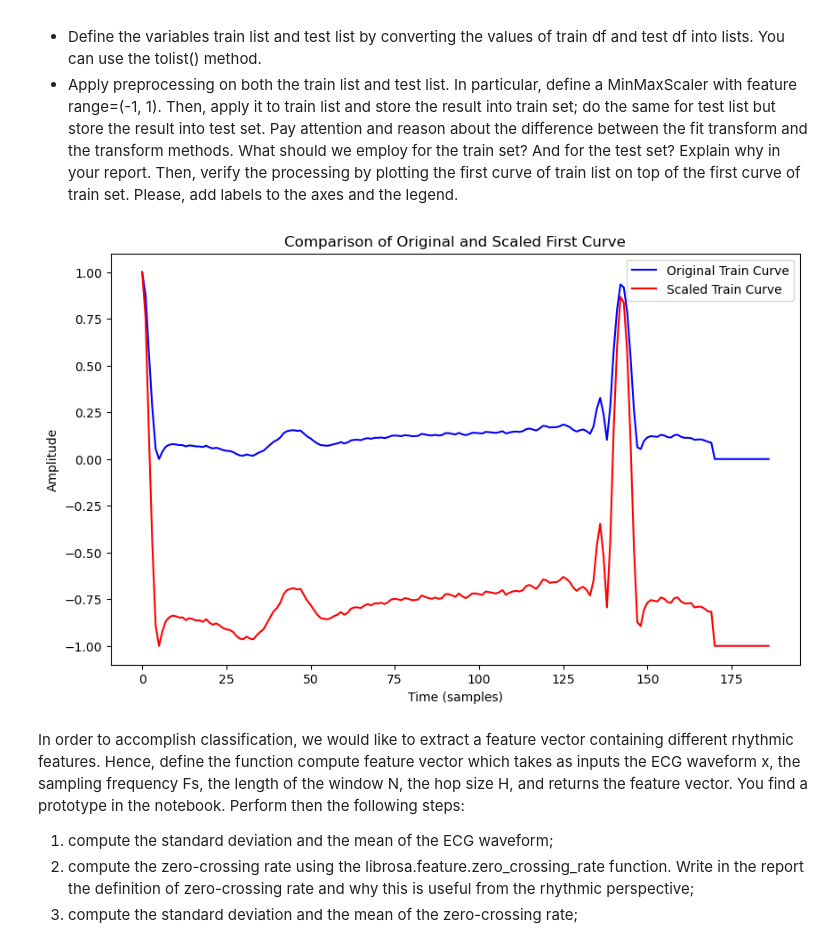
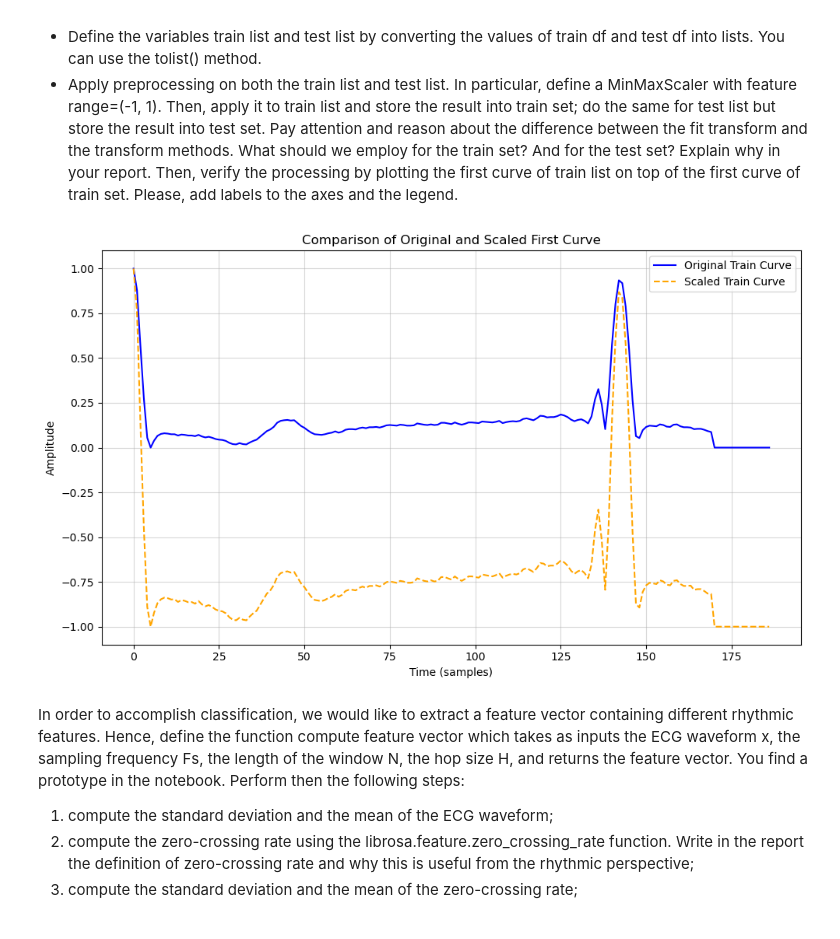
Before and after one commit to Carmenfranci/CMRM-HW1, a Jupyter notebook: Homework1.ipynb, the cells around one changed output. Cells and saved outputs as stored; diff of their text form; code cells hidden in the pictures.

```diff
--- a/Homework1.ipynb
+++ b/Homework1.ipynb
@@ -345,44 +347,59 @@ Now that you have loaded the dataset, you are able to process it. In particular,
 # %%
 # Preprocessing
 
 from sklearn.preprocessing import MinMaxScaler
 
 # Convert the values of train dataset and test dataset to lists
 train_list = train_df.values.tolist()
 test_list = test_df.values.tolist()
 
 # Define the MinMaxScaler with the desired range
 scaler = MinMaxScaler(feature_range=(-1, 1))
 
 # Apply the scaler to the training data and store the result in train_set
 train_set = scaler.fit_transform(train_list)
 
 # Apply the same scaler to the test data and store the result in test_set
 test_set = scaler.transform(test_list)
 
 
 
-# Plot
+# Plot the first curve from train_list and train_set
 
-# Plot the first curve from train_list and train_set
-plt.figure(figsize=(10, 6))
+def plot_overlaid_functions(func1, func2, func1_label, func2_label, fig_label, figsize=(10, 6)):
+  """
+  Plots two functions over one another on the same axes.
 
-# Plot the first curve from the original dataset (train_list)
-plt.plot(train_list[0], label='Original Train Curve', color='blue')
+  Args:
+      func1: The first function to be plotted.
+      func2: The second function to be plotted.
+      func1_label: Label for the first function (default: "Function 1").
+      func2_label: Label for the second function (default: "Function 2").
+      fig_label: Label the plot title
+      figsize: A tuple specifying the width and height of the figure (default: (10, 6)).
+  """
 
-# Plot the first curve after scaling (train_set)
-plt.plot(train_set[0], label='Scaled Train Curve', color='red')
+  # Create the plot
+  plt.figure(figsize=figsize)
 
-# Add labels and legend
-plt.xlabel('Time (samples)')
-plt.ylabel('Amplitude')
-plt.title('Comparison of Original and Scaled First Curve')
-plt.legend()
+  # Plot the functions with labels and customize visual elements
+  plt.plot(func1, label=func1_label, color='blue')
+  plt.plot(func2, label=func2_label, color='orange', linestyle='--')
 
-# Show the plot
-plt.show()
+  # Enhance readability with meaningful labels, title, and legend
+  plt.title(fig_label)
+  plt.xlabel('Time (samples)')
+  plt.ylabel('Amplitude')
+  plt.legend(loc="best")
+  plt.grid(alpha=0.5)
+
+  # Display the plot with tight layout to avoid overlapping elements
+  plt.tight_layout()
+  plt.show()
+
+plot_overlaid_functions(train_list[0], train_set[0], func1_label="Original Train Curve", func2_label="Scaled Train Curve", fig_label="Comparison of Original and Scaled First Curve")
 # %% [output]
-[figure, old version]
+[figure, new version]
 # %% [markdown]
 In order to accomplish classification, we would like to extract a feature vector containing different rhythmic features. Hence, define the function compute feature vector which takes as inputs the ECG waveform x, the sampling frequency Fs, the length of the window N, the hop size H, and returns the feature vector. You find a prototype in the notebook. Perform then the following steps:
 1. compute the standard deviation and the mean of the ECG waveform;
```
Also changed, not shown: parts of 29 cells of this notebook, 1 other file.
